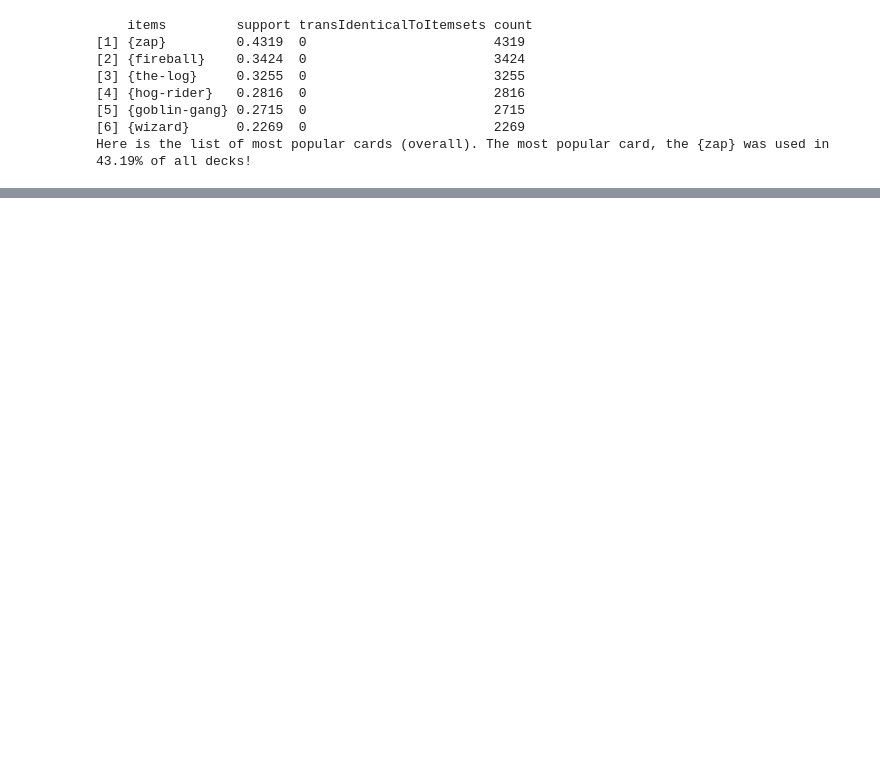
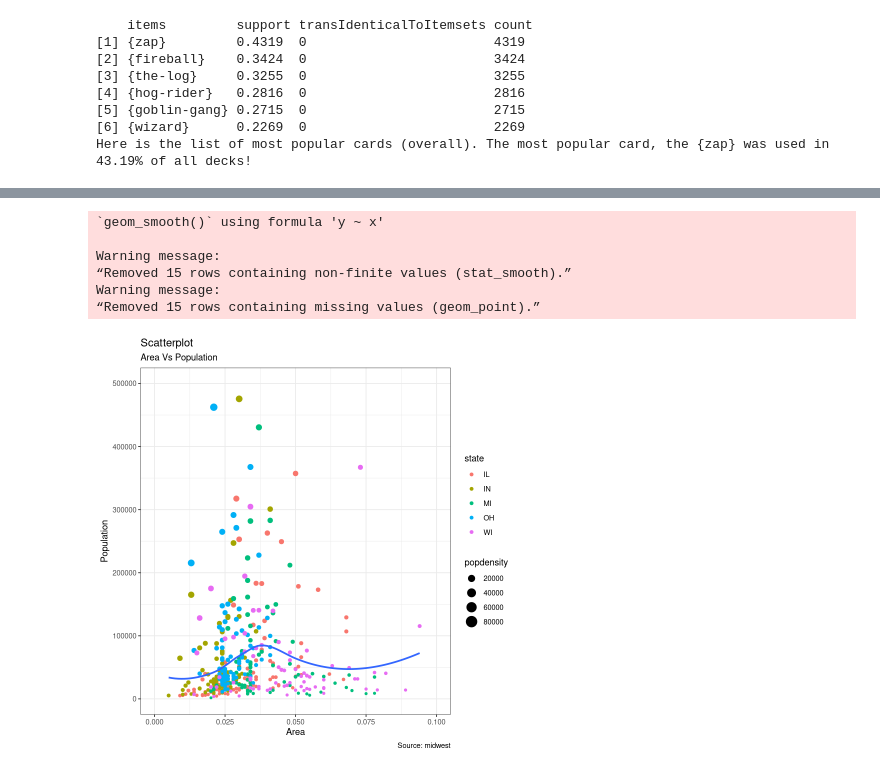
Before and after one commit to bieganski/data-mining, a Jupyter notebook: ex1/solution.ipynb, the cells around one changed output, grey strips where cells are left out. Cells and saved outputs as stored; diff of their text form; code cells hidden in the pictures; blank space fills up the shorter version.

```diff
--- a/ex1/solution.ipynb
+++ b/ex1/solution.ipynb
@@ -33,0 +45,8 @@ library(glue);
+# %%
+# Sort games by timestamp.
+data = data[order(data$timestamp, decreasing=FALSE)]
+data_len = length(data$timestamp)
+data_begin_day = format(data$timestamp[[1]], '%d-%m-%Y')
+data_end_day = format(data$timestamp[[data_len]], '%d-%m-%Y')
+
+p("Our dataset contains results of {data_len} games played from {data_begin_day} up to {data_end_day}.")
@@ -101,0 +247,28 @@ Here is the list of most popular cards (overall). The most popular card, the {za
+# %%
+options(scipen=999)  # turn-off scientific notation like 1e+48
+library(ggplot2)
+theme_set(theme_bw())  # pre-set the bw theme.
+data("midwest", package = "ggplot2")
+# midwest <- read.csv("http://goo.gl/G1K41K")  # bkup data source
+
+# Scatterplot
+gg <- ggplot(midwest, aes(x=area, y=poptotal)) +
+  geom_point(aes(col=state, size=popdensity)) +
+  geom_smooth(method="loess", se=F) +
+  xlim(c(0, 0.1)) +
+  ylim(c(0, 500000)) +
+  labs(subtitle="Area Vs Population",
+       y="Population",
+       x="Area",
+       title="Scatterplot",
+       caption = "Source: midwest")
+
+plot(gg)
+# %% [output]
+`geom_smooth()` using formula 'y ~ x'
+
+Warning message:
+“Removed 15 rows containing non-finite values (stat_smooth).”
+Warning message:
+“Removed 15 rows containing missing values (geom_point).”
+[figure, added]
```
Also changed, not shown: parts of 19 cells of this notebook.
